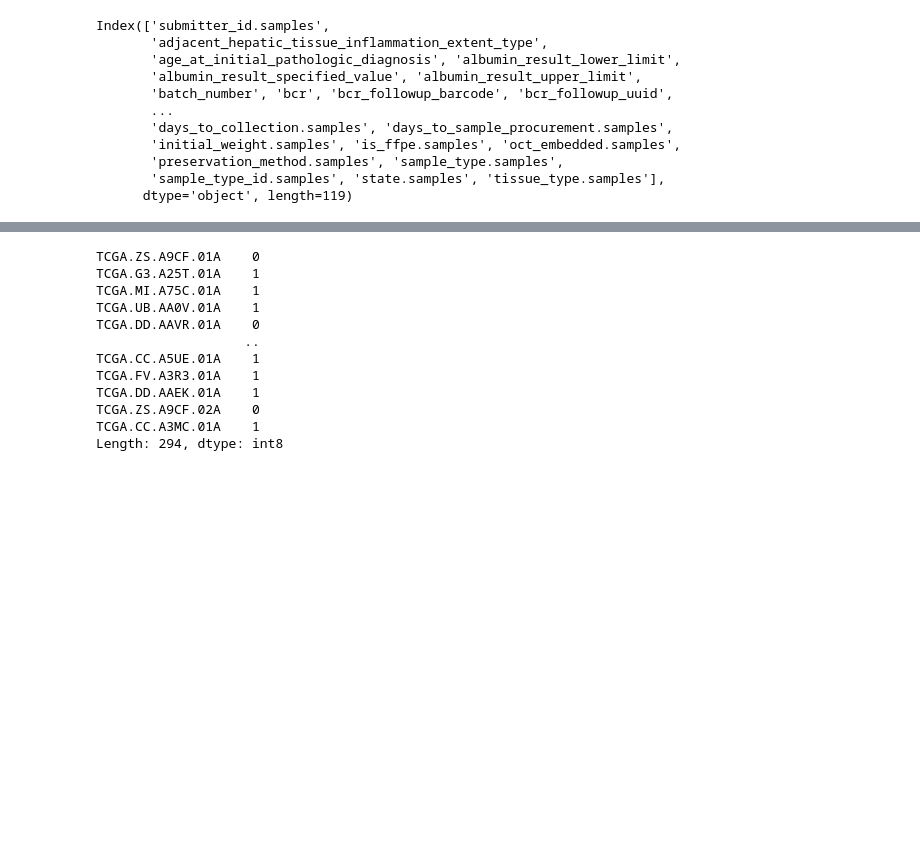
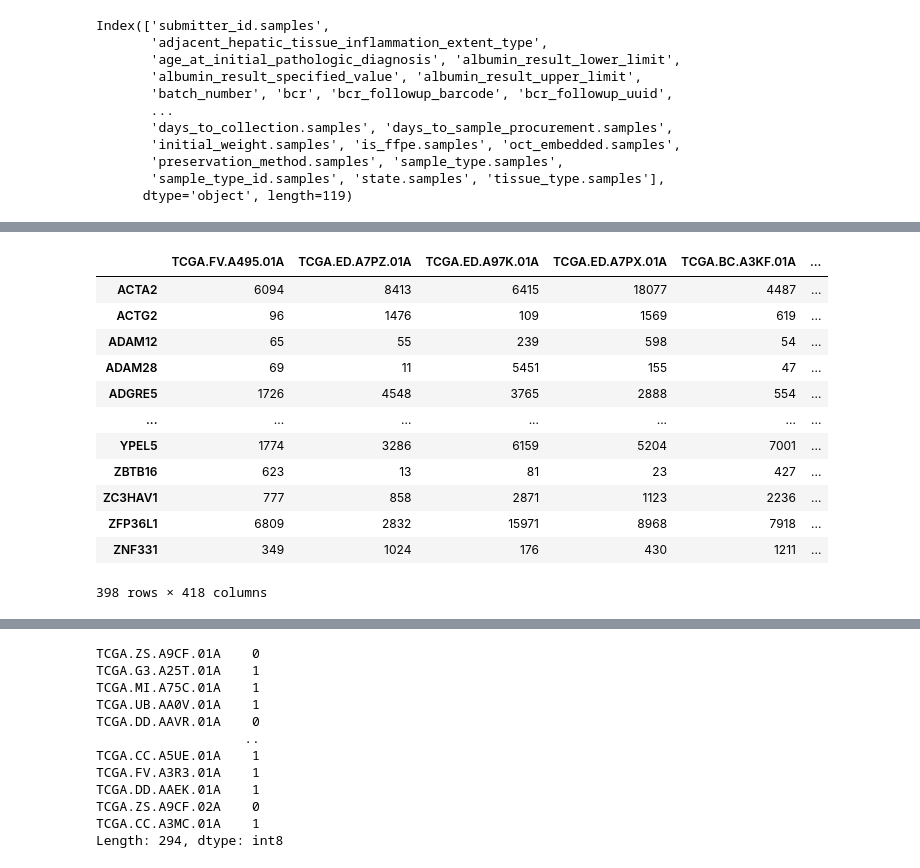
Before and after one commit to Purkinje-cell/BulkPheno, a Jupyter notebook: scripts/Pheno.ipynb, the cells around one changed output, grey strips where cells are left out. Drawn from its saved outputs; the diff is of its cells as text; code cells hidden in the pictures; blank space fills up the shorter version.

```diff
--- a/scripts/Pheno.ipynb
+++ b/scripts/Pheno.ipynb
@@ -239,0 +246,16 @@ train_exp.shape
+# %%
+expression_data
+# %% [output]
+|  | TCGA.FV.A495.01A | TCGA.ED.A7PZ.01A | TCGA.ED.A97K.01A | TCGA.ED.A7PX.01A | TCGA.BC.A3KF.01A | ... |
+| ACTA2 | 6094 | 8413 | 6415 | 18077 | 4487 | ... |
+| ACTG2 | 96 | 1476 | 109 | 1569 | 619 | ... |
+| ADAM12 | 65 | 55 | 239 | 598 | 54 | ... |
+| ADAM28 | 69 | 11 | 5451 | 155 | 47 | ... |
+| ADGRE5 | 1726 | 4548 | 3765 | 2888 | 554 | ... |
+| ... | ... | ... | ... | ... | ... | ... |
+| YPEL5 | 1774 | 3286 | 6159 | 5204 | 7001 | ... |
+| ZBTB16 | 623 | 13 | 81 | 23 | 427 | ... |
+| ZC3HAV1 | 777 | 858 | 2871 | 1123 | 2236 | ... |
+| ZFP36L1 | 6809 | 2832 | 15971 | 8968 | 7918 | ... |
+| ZNF331 | 349 | 1024 | 176 | 430 | 1211 | ... |
+398 rows × 418 columns
```
Also changed, not shown: parts of 12 cells of this notebook, 6 other files.
